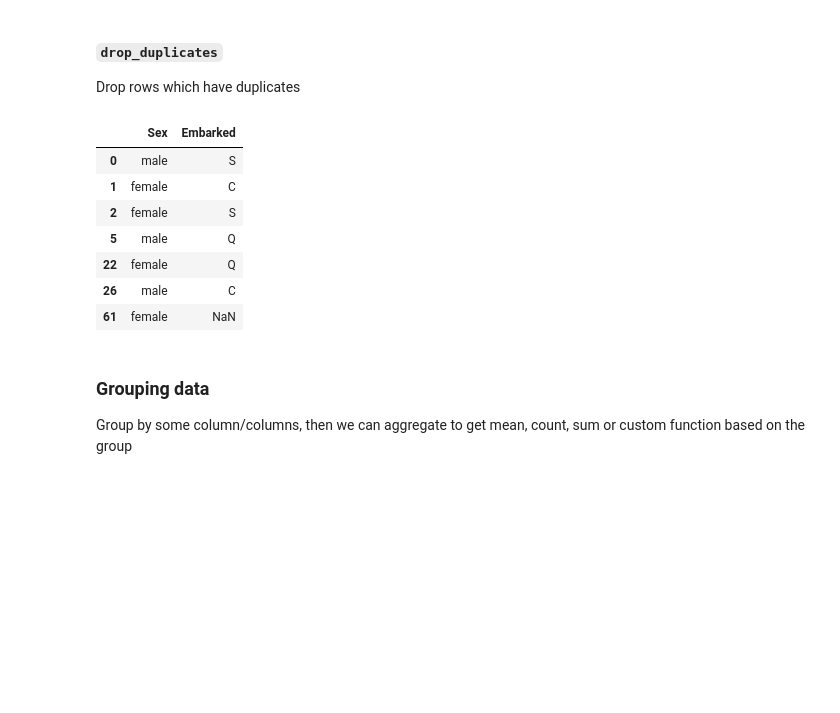
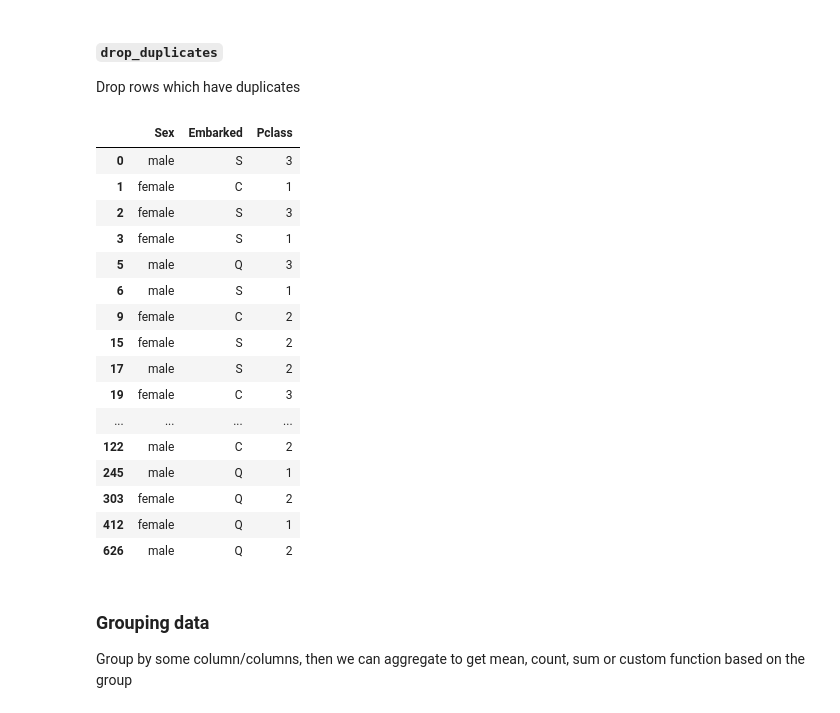
Before and after one commit to ValRCS/Python_Data_Analysis_Forecasting, a Jupyter notebook: notebooks/pandas_cheatsheet.ipynb, the cells around one changed output. Drawn from its saved outputs; the diff is of its cells as text; code cells hidden in the pictures; blank space fills up the shorter version.

```diff
--- a/notebooks/pandas_cheatsheet.ipynb
+++ b/notebooks/pandas_cheatsheet.ipynb
@@ -1150,6 +1146,3 @@ Setting and resetting index are important when we merge/groupby 2 dataframe and
 # %% [markdown]
 #### `set_index()`
 Set any column you want as index of df
-# %%
-# setting
-df.set_index('Ticket')[:2]
@@ -1160,0 +1149,4 @@ df.set_index('Ticket')[:2]
+# %%
+# setting
+df.set_index('Ticket').head()
+# df.set_index('Ticket', inplace = True).head() # inplace = True means it will modify the original dataframe
@@ -1162,7 +1171,8 @@ df.set_index('Ticket')[:2]
 # can set multiple columns as index also. Just pass them in list
 # Setting Ticket and Name as index
 
-df.set_index(['Ticket', 'Name'])[:2]
+multi_df = df.set_index(['Ticket', 'Name'])
+multi_df.head()
 # %% [output]
 |  |  | PassengerId | Survived | Pclass | Sex | Age | SibSp | Parch | Fare | Cabin | ... |
 | Ticket | Name |  |  |  |  |  |  |  |  |  | ... |
@@ -1241,13 +1556,23 @@ Drop rows which have duplicates
 # %%
 # can help in getting unique combination of multiple columns
 # unique() dosn't work in this case
-df.loc[:,['Sex', 'Embarked']].drop_duplicates()
+uniqs_sex_embarked_pclass = df.loc[:,['Sex', 'Embarked','Pclass']].drop_duplicates()
+uniqs_sex_embarked_pclass
 # %% [output]
-|  | Sex | Embarked |
-| 0 | male | S |
-| 1 | female | C |
-| 2 | female | S |
-| 5 | male | Q |
-| 22 | female | Q |
-| 26 | male | C |
-| 61 | female | NaN |
+|  | Sex | Embarked | Pclass |
+| 0 | male | S | 3 |
+| 1 | female | C | 1 |
+| 2 | female | S | 3 |
+| 3 | female | S | 1 |
+| 5 | male | Q | 3 |
+| 6 | male | S | 1 |
+| 9 | female | C | 2 |
+| 15 | female | S | 2 |
+| 17 | male | S | 2 |
+| 19 | female | C | 3 |
+| ... | ... | ... | ... |
+| 122 | male | C | 2 |
+| 245 | male | Q | 1 |
+| 303 | female | Q | 2 |
+| 412 | female | Q | 1 |
+| 626 | male | Q | 2 |
```
Also changed, not shown: parts of 62 cells of this notebook, 1 other file.
